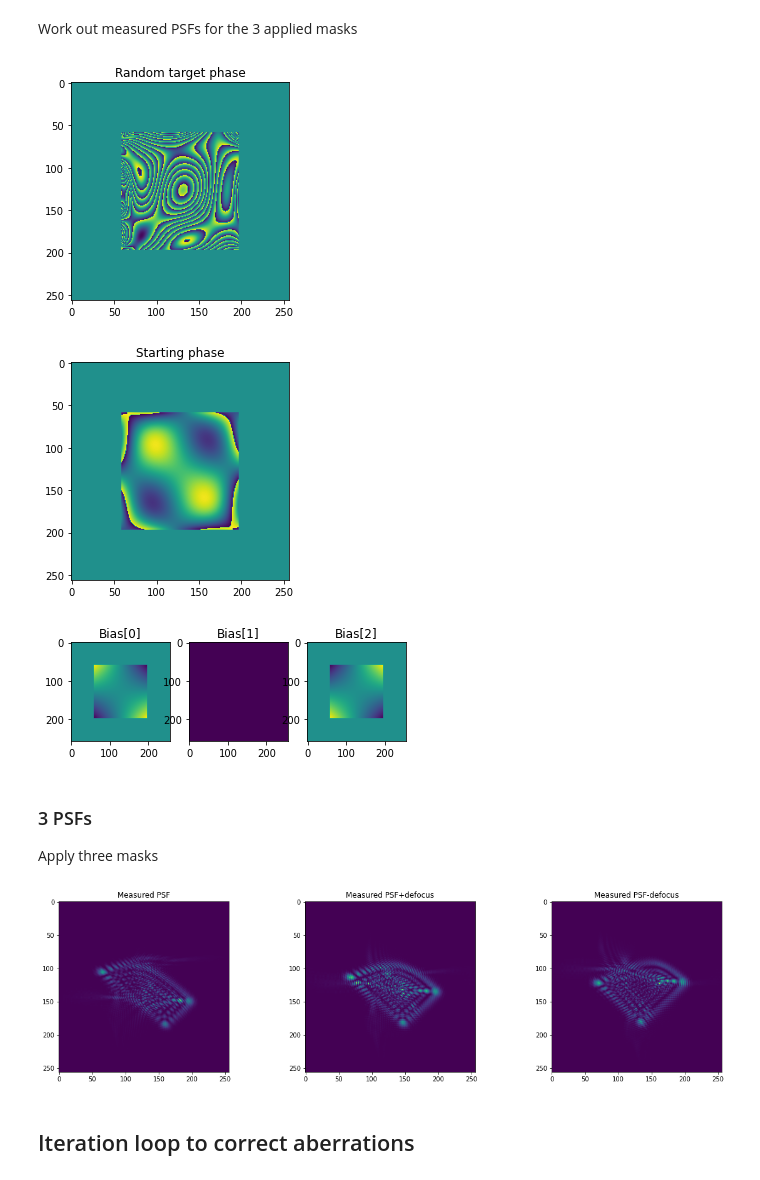
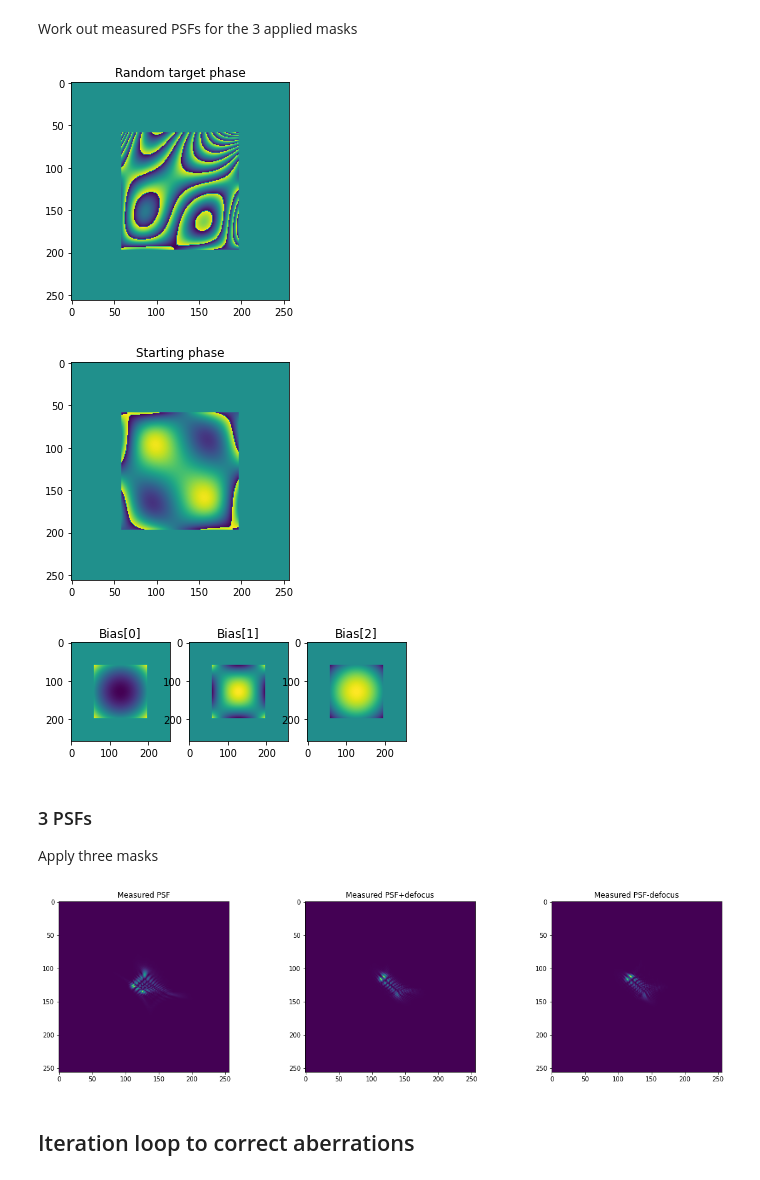
Before and after one commit to imperial-photonics/HexSimInstrument, a Jupyter notebook: R11SLM_correction_simulation_Chebyshev-MN.ipynb, the cells around one changed output. Drawn from its saved outputs; the diff is of its cells as text; code cells hidden in the pictures.

```diff
--- a/R11SLM_correction_simulation_Chebyshev-MN.ipynb
+++ b/R11SLM_correction_simulation_Chebyshev-MN.ipynb
@@ -82,7 +82,7 @@ r = xp.sqrt(x ** 2 + y ** 2)
 # weight the target PSF towards the centre (or not if all ones)
 G = xp.ones((int(N), int(N)))
 
-n_c = 5
+n_c = 7
 n_p = 4
 
 def set_C(xc, yc, n_c):
@@ -94,7 +94,7 @@ def set_C(xc, yc, n_c):
             ch[n, k, :, :] = np.polynomial.chebyshev.chebval2d(xc, yc, c) * circ
     return ch
 
-chs = set_C(x, y, 5)
+chs = set_C(x, y, n_c)
 
 c_a_p = xp.reshape(chs, (n_c ** 2, N, N)) # Chebyshev aberration for phase
 c_a_i = xp.reshape(chs[:n_p, :n_p, :, :], (n_p ** 2, N, N))  # Chebyshev aberration for intensity
@@ -223,10 +213,10 @@ Create a random image with low spatial frequency content for aberration to be me
 # ri = (30 * ch[1, 3] + 2 * ch[3, 1] - 5 * ch[4, 4] +
 #       7 * ch[4, 1] + 5 * ch[2, 2] - 2 * ch[3, 3]) * circ / 0.5
 
-c = xp.random.rand(n_c, n_c) - 0.5
+c = xp.random.rand(n_p, n_p) - 0.5
 ri = np.polynomial.chebyshev.chebval2d(x, y, c) * circ
 rms = xp.std(ri)
-RMS = 10
+RMS = 5
 ri *= RMS / rms
 
 # starting random input phase
@@ -239,37 +229,37 @@ if xp == cp:
     plt.imshow((xp.angle(xp.exp(1j * ri))).get())
 else:
     plt.imshow(xp.angle(xp.exp(1j * ri)))
 plt.title('Random target phase')
 
 sumc = xp.sum(circ)
 piston = xp.sum(xp.sum(ri * circ)) / sumc
 diff = (ri-piston) * circ
 rms = xp.sqrt(xp.sum(diff ** 2) / sumc)
 
 plt.figure(101)
 if xp == cp:
     plt.imshow(xp.angle(xp.exp(1j*ri2)).get())
 else:
     plt.imshow(xp.angle(xp.exp(1j*ri2)))
 plt.title('Starting phase')
 
 plt.figure(102)
 defocus = 5 * (chs[0, 2] + chs[2, 0])
-# bias = [10 * (chs[0, 2] - chs[2, 0]), 40 * chs[1, 1], -10 * (chs[0, 2] - chs[2, 0])]
-bias = [40 * chs[1, 1], 0 * chs[1, 1], -40 * chs[1, 1]]
+bias = [5 * (chs[0, 2] + chs[2, 0]), 5 * chs[2, 2], -5 * (chs[0, 2] + chs[2, 0])]
+# bias = [20 * chs[1, 1], 0 * chs[1, 1], -20 * chs[1, 1]]
 for i in range(3):
     plt.subplot(1, 3, i + 1)
     if xp == cp:
         plt.imshow(bias[i].get())
     else:
         plt.imshow(bias[i])
     plt.title(f'Bias[{i}]')
 
 ampl = circ * xp.exp(-((x - 0.25) ** 2 + 2 * y ** 2) / 2 / 1 ** 2)  # funny gaussian illumination to simulate a laser beam scenario; sigma=1
 # %% [output]
-[figure, old version]
+[figure, new version]
 [figure]
-[figure, old version]
+[figure, new version]
 # %%
 nphot = 1e8  # Number of photons per detected image
 bg = xp.ones((int(N), int(N))) * 0  # background
@@ -294,7 +284,7 @@ for i in range(3):
         plt.imshow(ps)
     psfi[i] = p1i_n + 0j
 # %% [output]
-[figure, old version]
+[figure, new version]
 # %% [markdown]
 
 ## Iteration loop to correct aberrations
```
Also changed, not shown: parts of 12 cells of this notebook.
